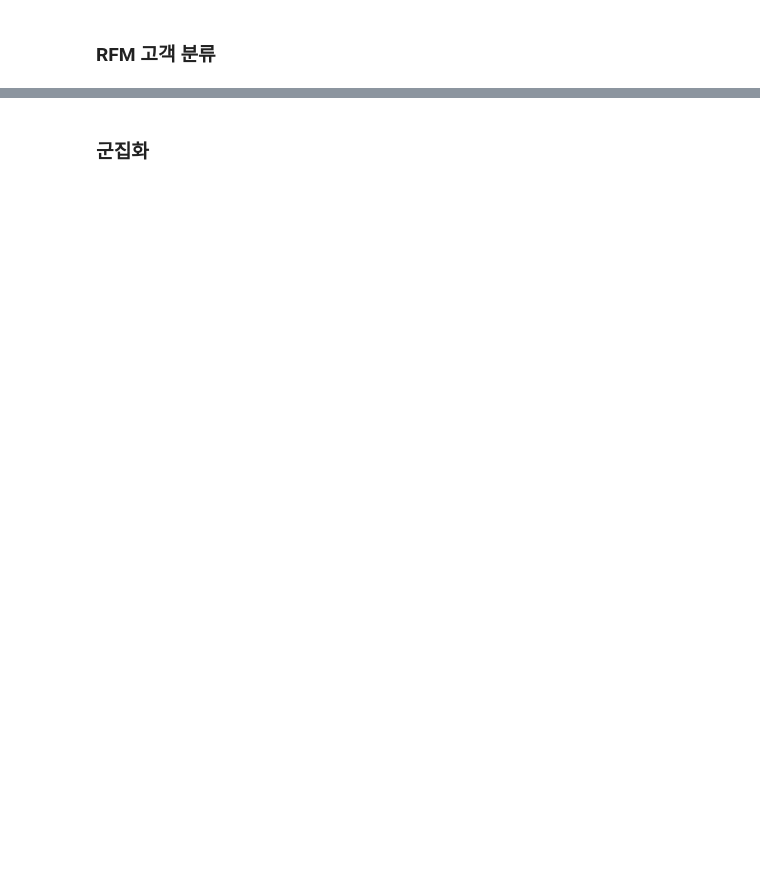
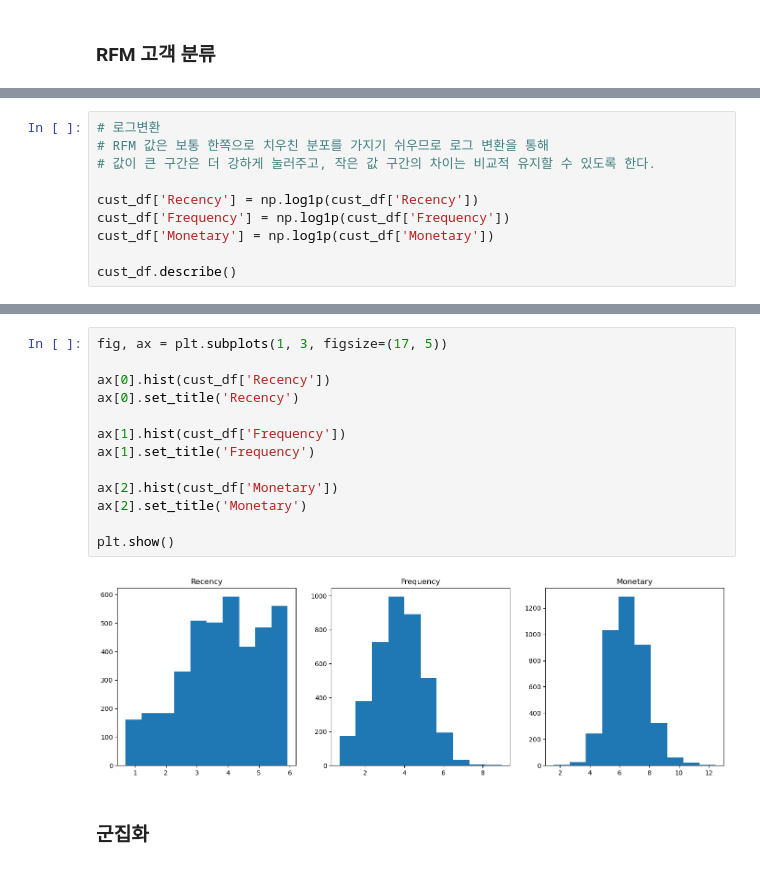
Before and after one commit to j-ai-616/05_machine_learning, a Jupyter notebook: 08_clustering/03_rfm_customer_segmentation.ipynb, the cells around one changed output, grey strips where cells are left out. Saved outputs shown, nothing was run; the diff lists cells and outputs as text; blank space fills up the shorter version.

```diff
--- a/08_clustering/03_rfm_customer_segmentation.ipynb
+++ b/08_clustering/03_rfm_customer_segmentation.ipynb
@@ -99,0 +284,10 @@ retail_df.describe()
+# %%
+# 로그변환
+# RFM 값은 보통 한쪽으로 치우친 분포를 가지기 쉬우므로 로그 변환을 통해
+# 값이 큰 구간은 더 강하게 눌러주고, 작은 값 구간의 차이는 비교적 유지할 수 있도록 한다.
+
+cust_df['Recency'] = np.log1p(cust_df['Recency'])
+cust_df['Frequency'] = np.log1p(cust_df['Frequency'])
+cust_df['Monetary'] = np.log1p(cust_df['Monetary'])
+
+cust_df.describe()
@@ -100,2 +304,17 @@ retail_df.describe()
+# %%
+fig, ax = plt.subplots(1, 3, figsize=(17, 5))
+
+ax[0].hist(cust_df['Recency'])
+ax[0].set_title('Recency')
+
+ax[1].hist(cust_df['Frequency'])
+ax[1].set_title('Frequency')
+
+ax[2].hist(cust_df['Monetary'])
+ax[2].set_title('Monetary')
+
+plt.show()
+# %% [output]
+[figure, added]
 # %% [markdown]
 ### 군집화
```
Also changed, not shown: parts of 19 cells of this notebook, 1 other file.
